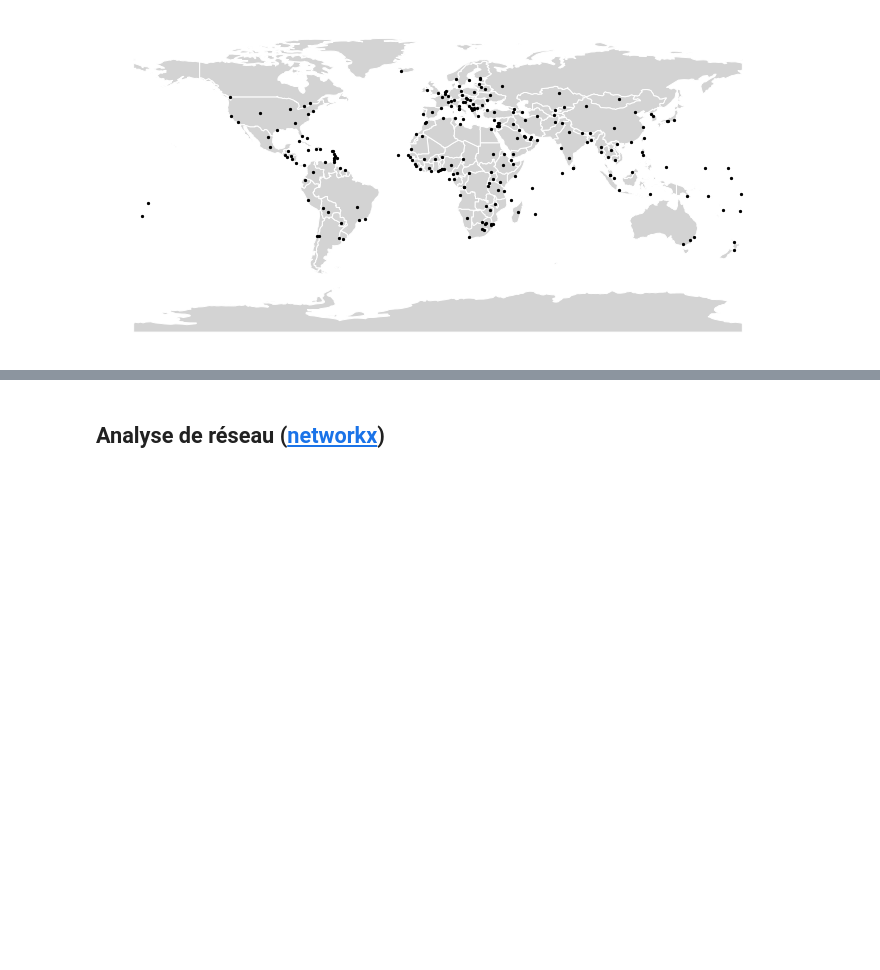
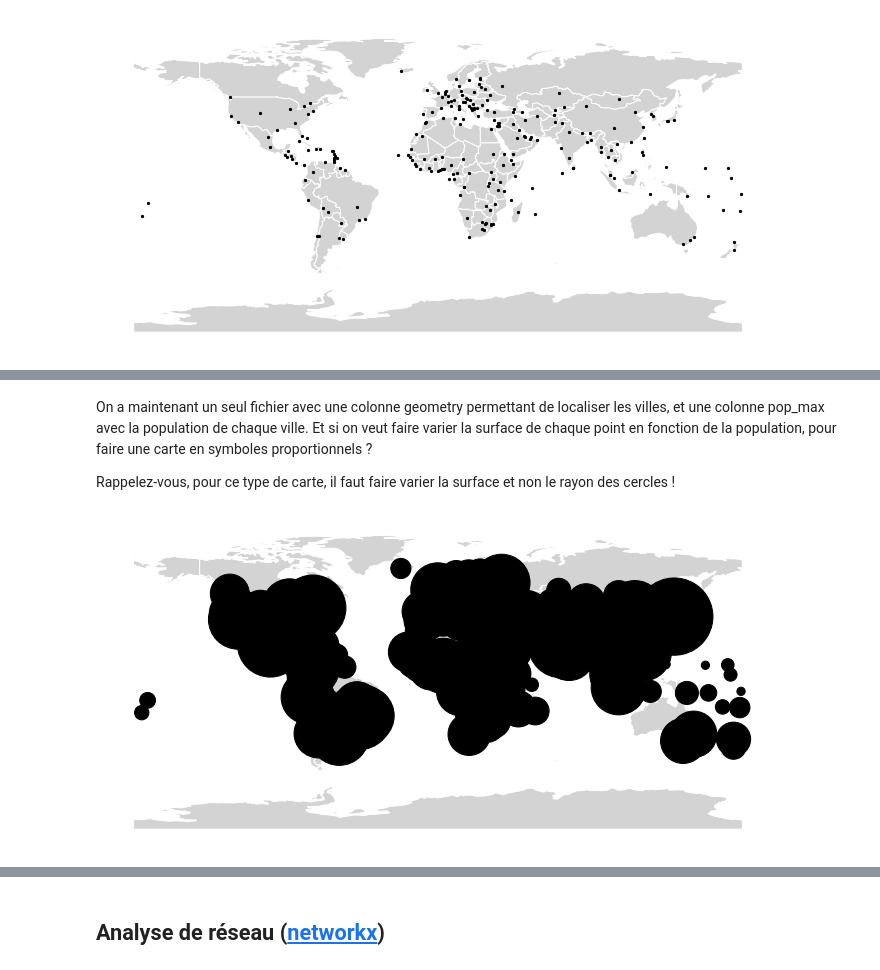
Before and after one commit to mazieres/explo-shs-python, a Jupyter notebook: materiel/introduction_analyse_de_donnees_avec_python.ipynb, the cells around one changed output, grey strips where cells are left out. Cells and saved outputs as stored; diff of their text form; code cells hidden in the pictures; blank space fills up the shorter version.

Commit message:
suite et fin de l'exo geopandas

```diff
--- a/materiel/introduction_analyse_de_donnees_avec_python.ipynb
+++ b/materiel/introduction_analyse_de_donnees_avec_python.ipynb
@@ -287,8 +287,8 @@ df.head()
 # %% [markdown]
 On peut supprimer la colonne coordonnees devenue inutile :
 # %%
-df = df.drop(columns=['coordonnees'])
-df.head()
+dfcities = dfcities.drop(columns=['coordonnees'])
+dfcities.head()
 # %% [output]
 |  | name | iso_a2 | latitude | longitude |
 | ne_id |  |  |  |  |
@@ -302,8 +302,8 @@ Pour que ce dataframe puisse être affiché sous forme de données géographique
 
 Ceci va y ajouter une colonne **geometry** :
 # %%
-gdf = geopandas.GeoDataFrame(df, geometry=geopandas.points_from_xy(df['longitude'], df['latitude']))
-gdf.head()
+gdfcities = geopandas.GeoDataFrame(dfcities, geometry=geopandas.points_from_xy(dfcities['longitude'], dfcities['latitude']))
+gdfcities.head()
 # %% [output]
 |  | name | iso_a2 | latitude | longitude | geometry |
 | ne_id |  |  |  |  |  |
@@ -359,0 +362,3 @@ plt.show()
+# %%
+dfpop = pd.read_csv("./datasets/ne_pop_cities.csv", index_col=0)
+dfpop.head()
@@ -359,0 +387,3 @@ plt.show()
+# %%
+gdfall = pd.merge(gdfcities, dfpop, left_on='ne_id', right_on='ne_id')
+gdfall.head()
@@ -359,0 +398,21 @@ plt.show()
+# %% [markdown]
+On a maintenant un seul fichier avec une colonne geometry permettant de localiser les villes, et une colonne pop_max avec la population de chaque ville.
+Et si on veut faire varier la surface de chaque point en fonction de la population, pour faire une carte en symboles proportionnels ?
+
+Rappelez-vous, pour ce type de carte, il faut faire varier la surface et non le rayon des cercles !
+# %%
+# création d'un geodataframe avec les pays
+world = geopandas.read_file(geopandas.datasets.get_path('naturalearth_lowres'))
+# création d'une figure et de ses axes
+f, ax = plt.subplots(1, figsize=(12, 12))
+# ajout du geodataframe de pays
+world.plot(ax=ax, facecolor="lightgray", edgecolor="white")
+# ajout du geodataframe de villes
+import numpy as np
+gdfall.plot(ax=ax, color="black", markersize=np.sqrt(gdfall['pop_max']))
+# suppression des axes
+ax.set_axis_off()
+# affichage
+plt.show()
+# %% [output]
+[figure, added]
```
Also changed, not shown: parts of 21 cells of this notebook.
